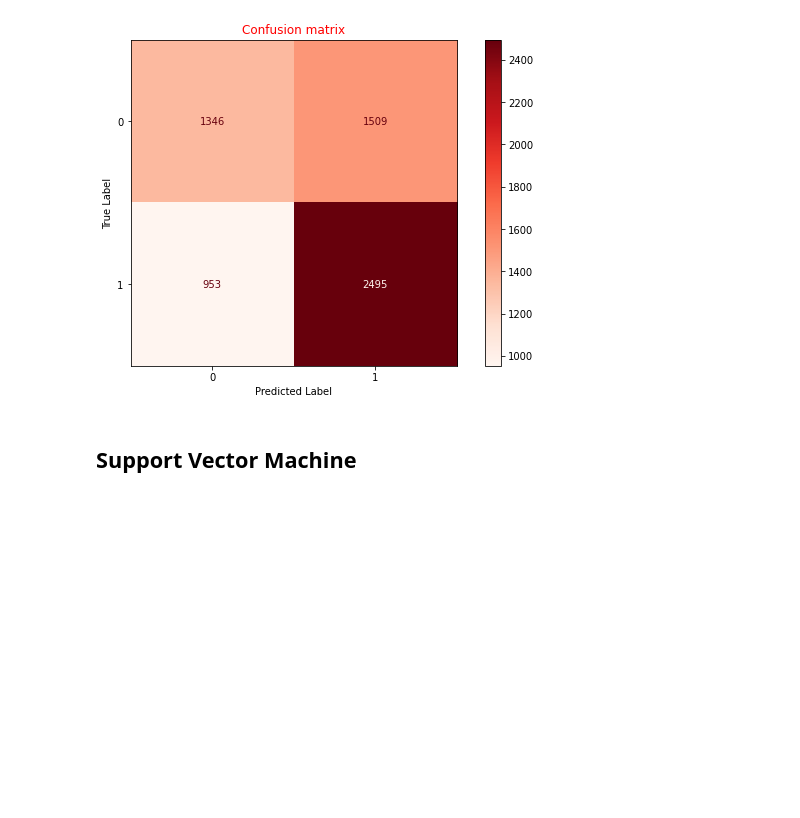
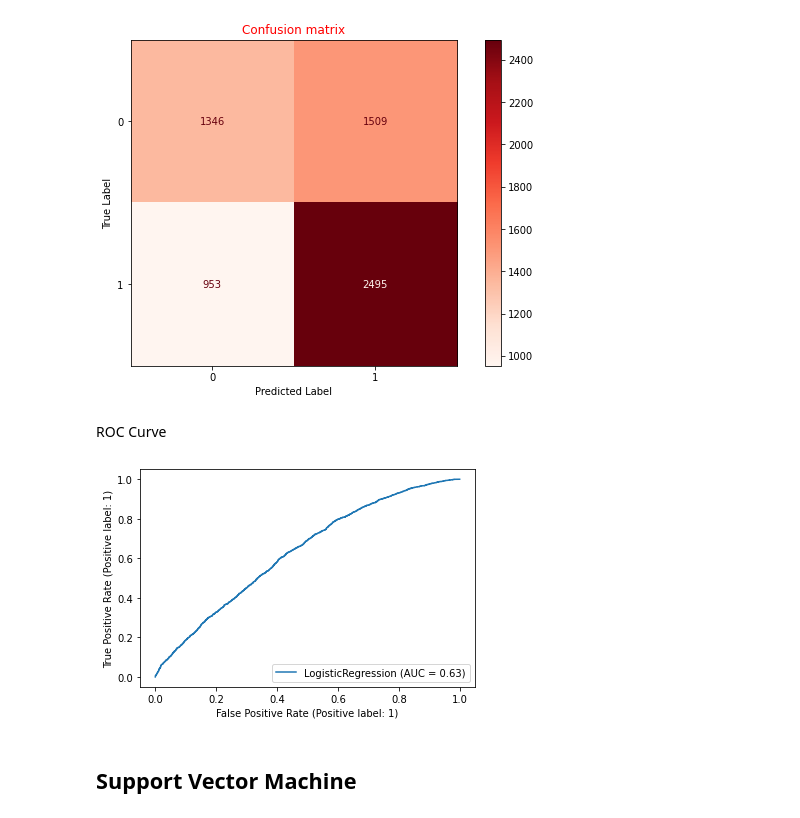
Before and after one commit to rejsafranko/Predicting-NBA-Shots, a Jupyter notebook: notebooks/Model_Performance_Analysis.ipynb, the cells around one changed output. Saved outputs shown, nothing was run; the diff lists cells and outputs as text; code cells hidden in the pictures; blank space fills up the shorter version.

Commit message:
ROC curves

```diff
--- a/notebooks/Model_Performance_Analysis.ipynb
+++ b/notebooks/Model_Performance_Analysis.ipynb
@@ -46,6 +46,12 @@ plt.gcf().axes[1].tick_params(color="black")
 plt.gcf().set_size_inches(10,6)
 # %% [output]
 [figure]
+# %% [markdown]
+ROC Curve
+# %%
+RocCurveDisplay.from_estimator(model, test_data["features"], test_data["labels"]);
+# %% [output]
+[figure, added]
 # %% [markdown]
 ## Support Vector Machine
 # %%
```
Also changed, not shown: parts of 13 cells of this notebook.
